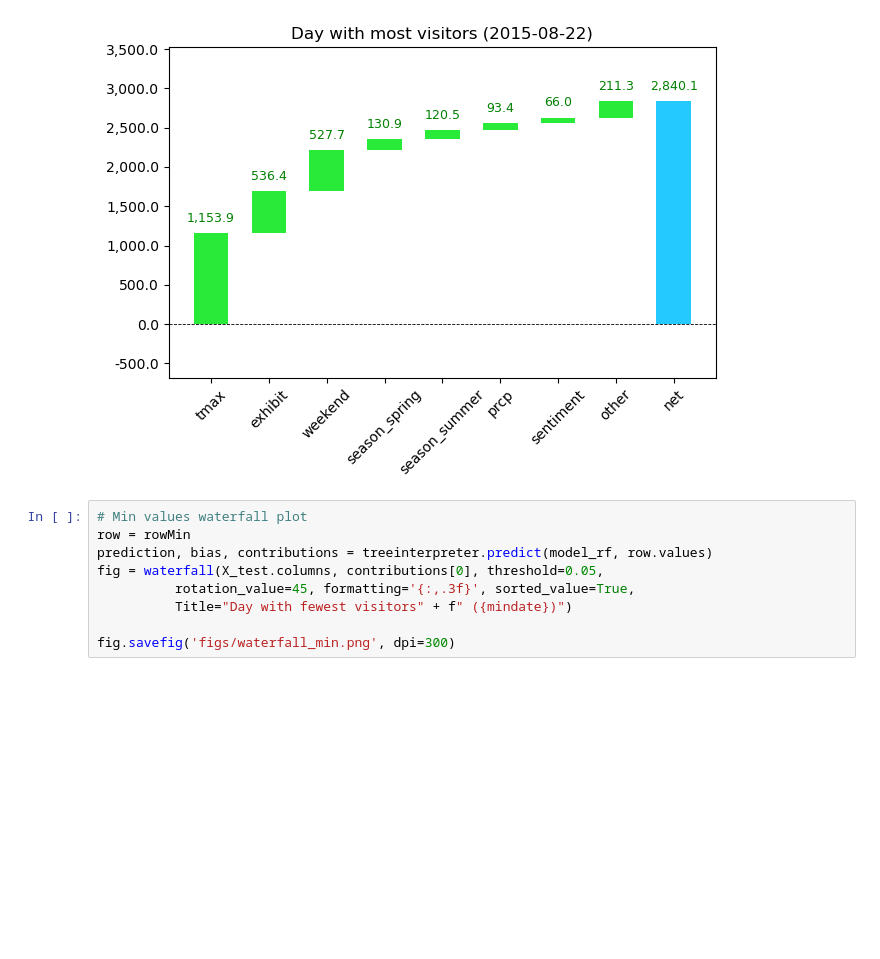
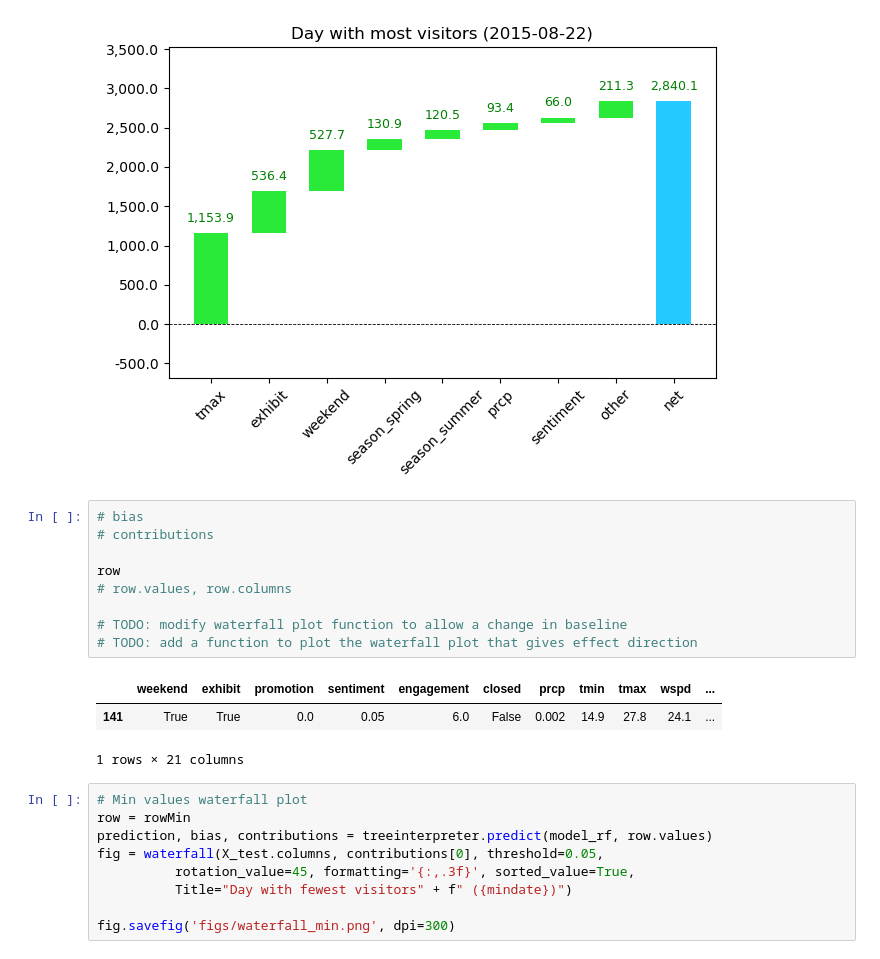
Before and after one commit to celiason/museum-visitor-model, a Jupyter notebook: sentiment.ipynb, the cells around one changed output. Saved outputs shown, nothing was run; the diff lists cells and outputs as text; blank space fills up the shorter version.

Commit message:
readme, plots

```diff
--- a/sentiment.ipynb
+++ b/sentiment.ipynb
@@ -1214,6 +1212,19 @@ fig = waterfall(X_test.columns, contributions[0], threshold=0.05,
 fig.savefig('figs/waterfall_max.png', dpi=300)
 # %% [output]
 [figure]
+# %%
+# bias
+# contributions
+
+row
+# row.values, row.columns
+
+# TODO: modify waterfall plot function to allow a change in baseline
+# TODO: add a function to plot the waterfall plot that gives effect direction
+# %% [output]
+|  | weekend | exhibit | promotion | sentiment | engagement | closed | prcp | tmin | tmax | wspd | ... |
+| 141 | True | True | 0.0 | 0.05 | 6.0 | False | 0.002 | 14.9 | 27.8 | 24.1 | ... |
+1 rows × 21 columns
 # %%
 # Min values waterfall plot
 row = rowMin
```
Also changed, not shown: parts of 1 cell of this notebook, 1 other file.
